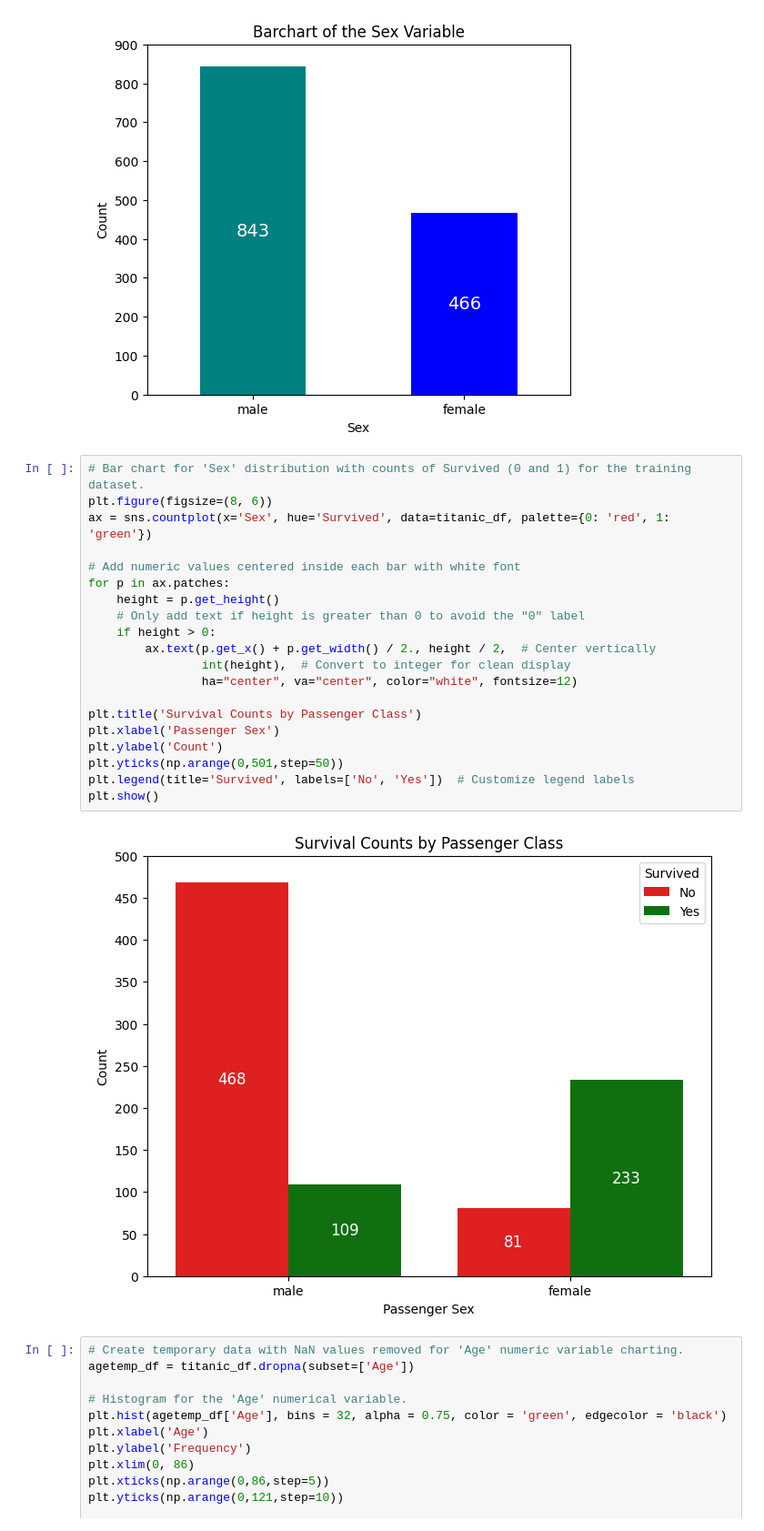
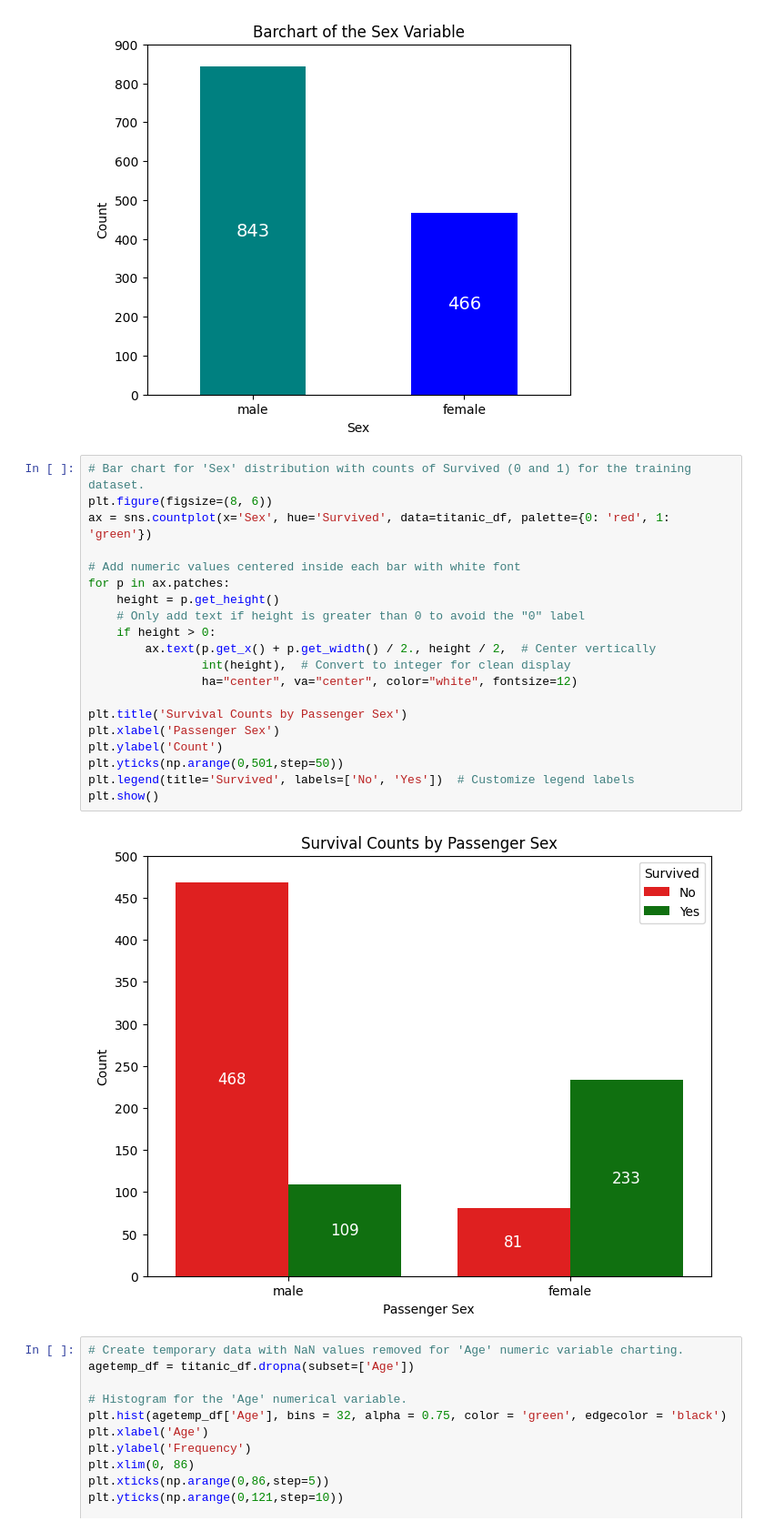
Before and after one commit to RCC0149/ANA500, a Jupyter notebook: ANA_500_Titanic_Micro-Project.ipynb, the cells around one changed output. Shown at 91% size. Saved outputs shown, nothing was run; the diff lists cells and outputs as text.

```diff
--- a/ANA_500_Titanic_Micro-Project.ipynb
+++ b/ANA_500_Titanic_Micro-Project.ipynb
@@ -277,25 +277,25 @@ plt.show()
 # %%
 # Bar chart for 'Sex' distribution with counts of Survived (0 and 1) for the training dataset.
 plt.figure(figsize=(8, 6))
 ax = sns.countplot(x='Sex', hue='Survived', data=titanic_df, palette={0: 'red', 1: 'green'})
 
 # Add numeric values centered inside each bar with white font
 for p in ax.patches:
     height = p.get_height()
     # Only add text if height is greater than 0 to avoid the "0" label
     if height > 0:
         ax.text(p.get_x() + p.get_width() / 2., height / 2,  # Center vertically
                 int(height),  # Convert to integer for clean display
                 ha="center", va="center", color="white", fontsize=12)
 
-plt.title('Survival Counts by Passenger Class')
+plt.title('Survival Counts by Passenger Sex')
 plt.xlabel('Passenger Sex')
 plt.ylabel('Count')
 plt.yticks(np.arange(0,501,step=50))
 plt.legend(title='Survived', labels=['No', 'Yes'])  # Customize legend labels
 plt.show()
 # %% [output]
-[figure, old version]
+[figure, new version]
 # %%
 # Create temporary data with NaN values removed for 'Age' numeric variable charting.
 agetemp_df = titanic_df.dropna(subset=['Age'])
```
Also changed, not shown: parts of 22 cells of this notebook.
